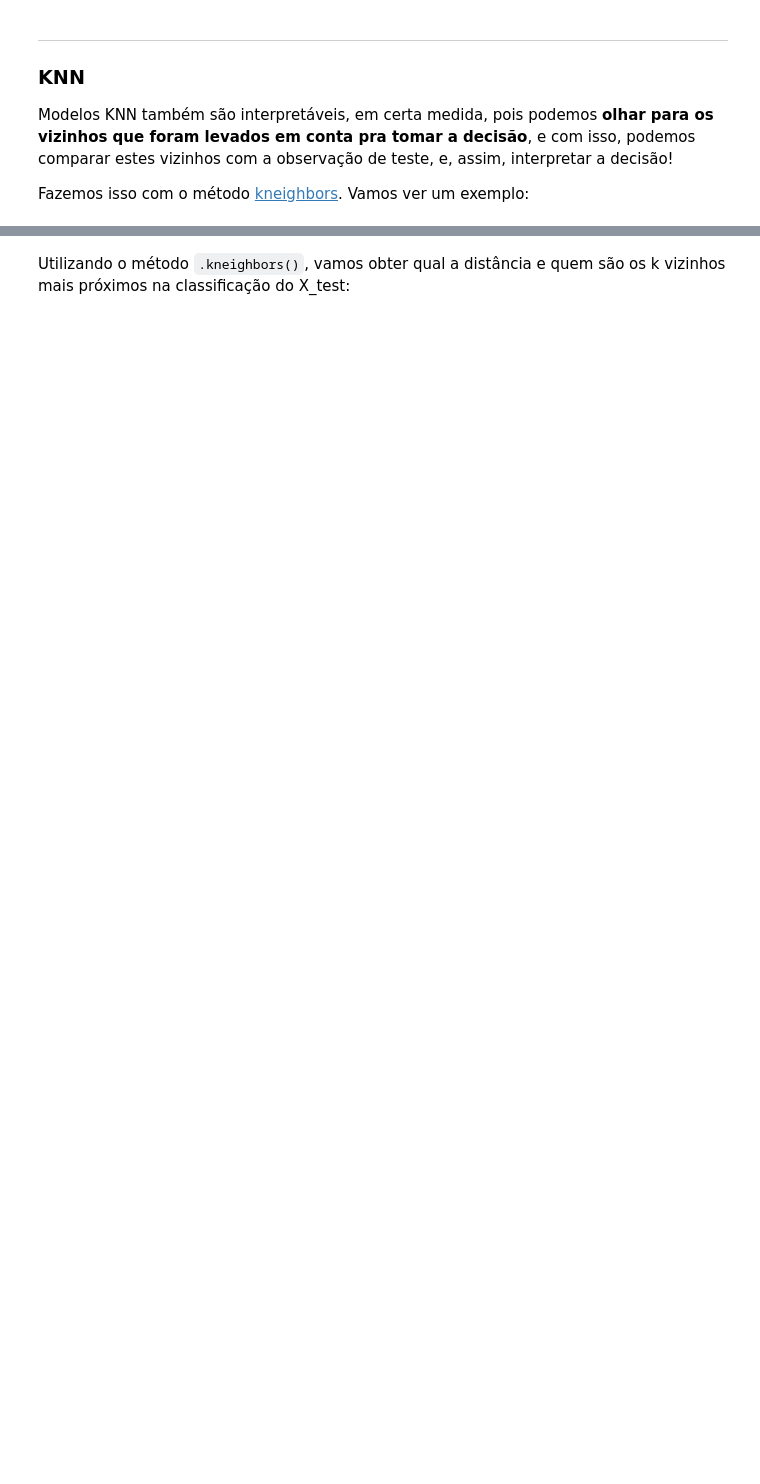
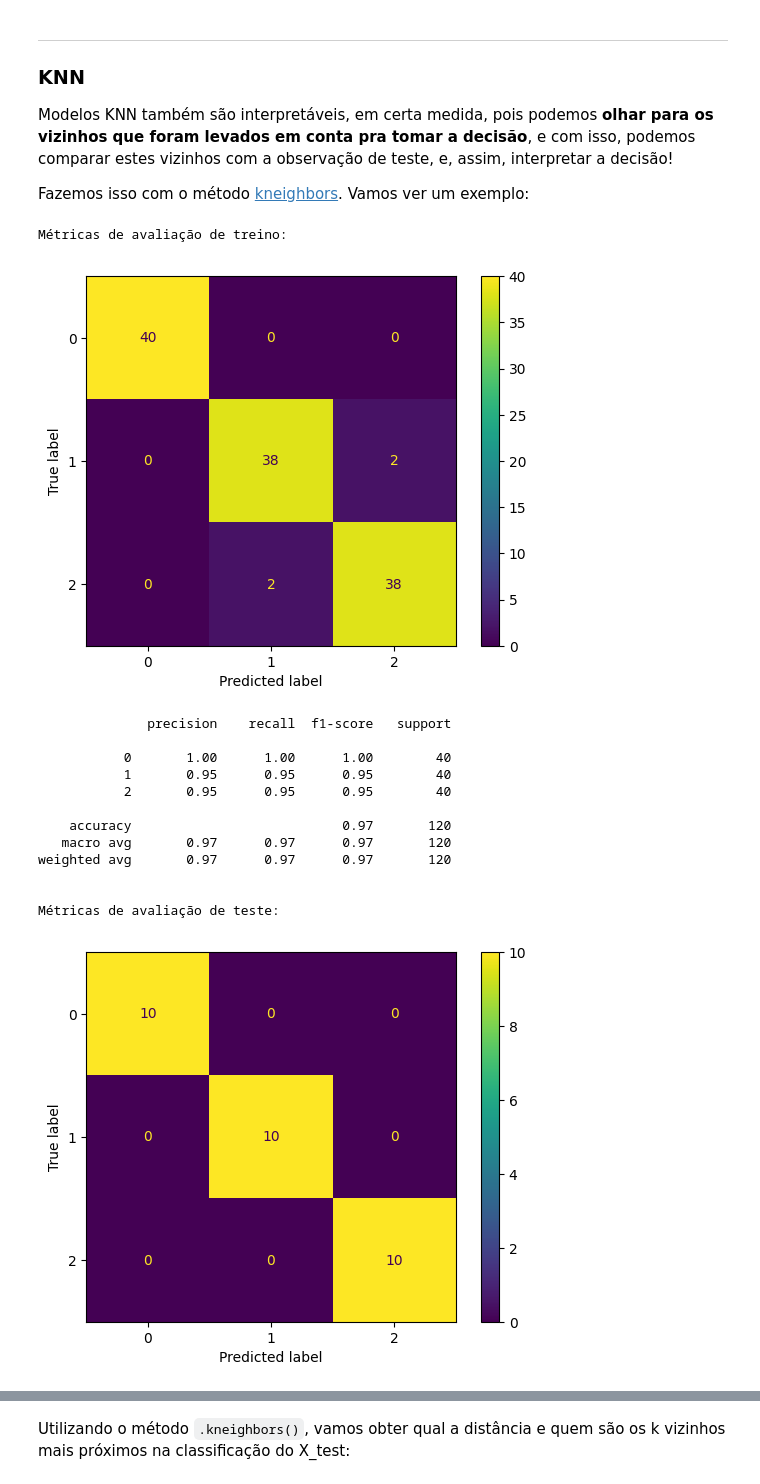
Before and after one commit to patriciacatandi/Lets_Code_DS_Degree_Alunos_ML, a Jupyter notebook: Módulo 11 - Machine Learning III/3 - Interpretabilidade de modelos/Interpretabilidade de modelos.ipynb, the cells around one changed output, grey strips where cells are left out. Saved outputs shown, nothing was run; the diff lists cells and outputs as text; code cells hidden in the pictures; blank space fills up the shorter version.

```diff
--- a/Módulo 11 - Machine Learning III/3 - Interpretabilidade de modelos/Interpretabilidade de modelos.ipynb
+++ b/Módulo 11 - Machine Learning III/3 - Interpretabilidade de modelos/Interpretabilidade de modelos.ipynb
@@ -221,5 +332,23 @@ Fazemos isso com o método [kneighbors](https://scikit-learn.org/stable/modules/
 from sklearn.neighbors import KNeighborsClassifier
 # %%
 # Instanciar e fitar o KNN
+knn = KNeighborsClassifier().fit(X_train, y_train)
 
 # Metricas_classificacao
+metricas_classificacao(knn, X_train, X_test, y_train, y_test)
+# %% [output]
+Métricas de avaliação de treino:
+[figure, added]
+              precision    recall  f1-score   support
+
+           0       1.00      1.00      1.00        40
+           1       0.95      0.95      0.95        40
+           2       0.95      0.95      0.95        40
+
+    accuracy                           0.97       120
+   macro avg       0.97      0.97      0.97       120
+weighted avg       0.97      0.97      0.97       120
+
+
+Métricas de avaliação de teste:
+[figure, added]
```
Also changed, not shown: parts of 27 cells of this notebook.
